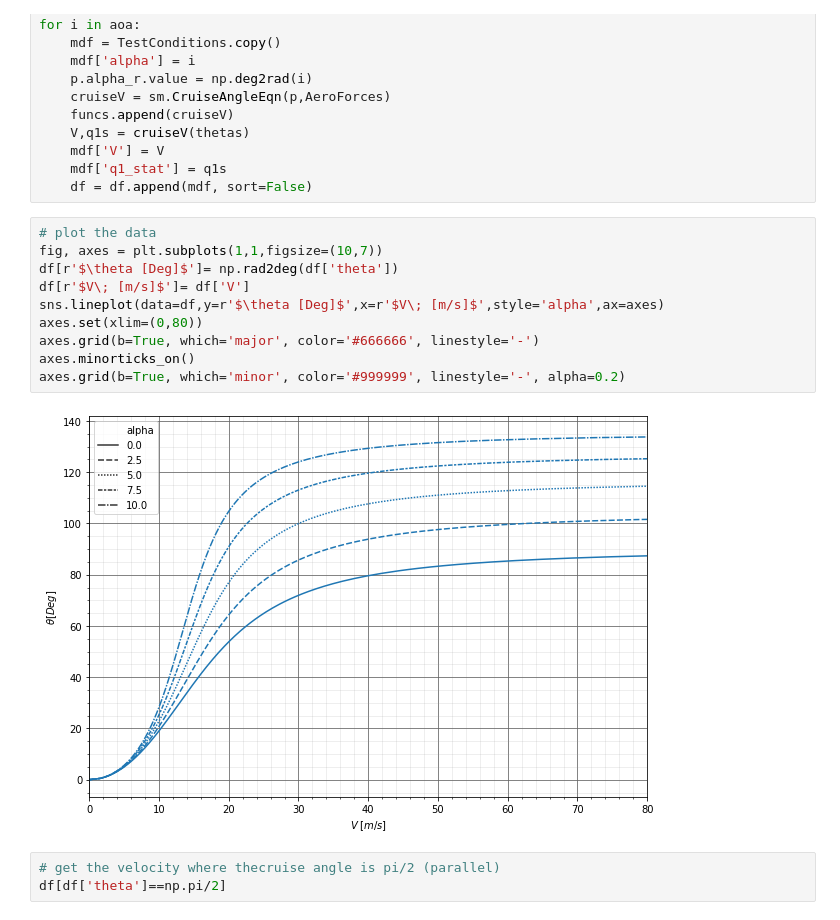
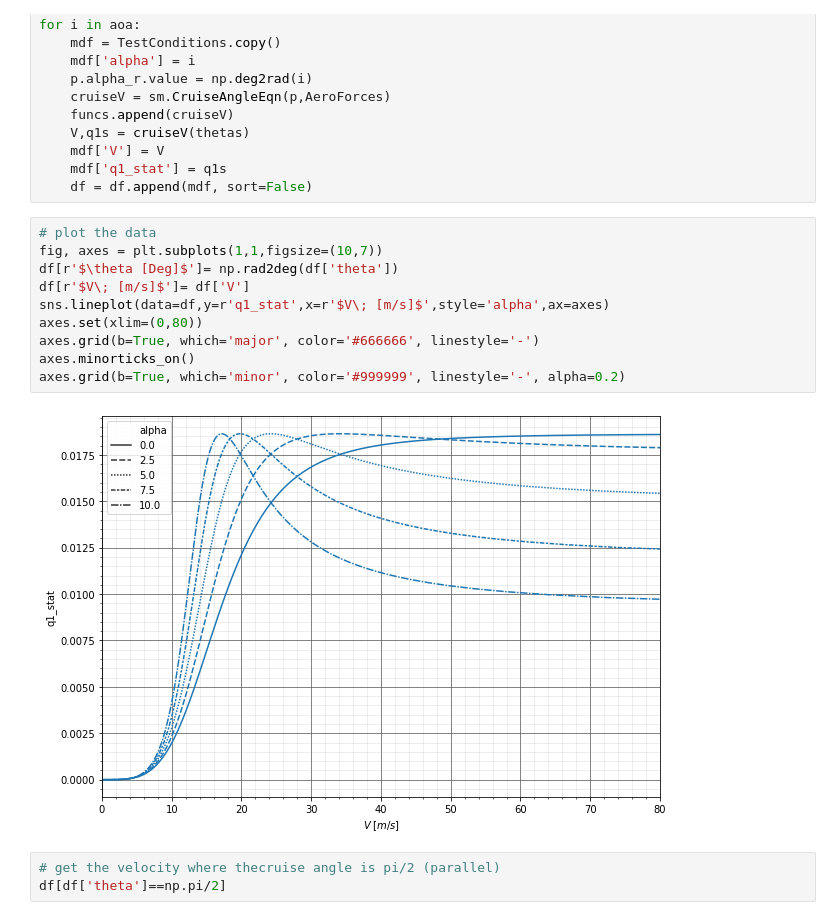
Before and after one commit to fh9g12/FwtModels, a Jupyter notebook: Workbooks/4_NLP-VS_aero_forces/5_lineariseTestCase.ipynb, the cells around one changed output. Cells and saved outputs as stored; diff of their text form.

```diff
--- a/Workbooks/4_NLP-VS_aero_forces/5_lineariseTestCase.ipynb
+++ b/Workbooks/4_NLP-VS_aero_forces/5_lineariseTestCase.ipynb
@@ -99,15 +99,15 @@ for i in aoa:
 # %%
 # plot the data
 fig, axes = plt.subplots(1,1,figsize=(10,7))
 df[r'$\theta [Deg]$']= np.rad2deg(df['theta'])
 df[r'$V\; [m/s]$']= df['V']
-sns.lineplot(data=df,y=r'$\theta [Deg]$',x=r'$V\; [m/s]$',style='alpha',ax=axes)
+sns.lineplot(data=df,y=r'q1_stat',x=r'$V\; [m/s]$',style='alpha',ax=axes)
 axes.set(xlim=(0,80))
 axes.grid(b=True, which='major', color='#666666', linestyle='-')
 axes.minorticks_on()
 axes.grid(b=True, which='minor', color='#999999', linestyle='-', alpha=0.2)
 # %% [output]
-[figure, old version]
+[figure, new version]
 # %%
 # get the velocity where thecruise angle is pi/2 (parallel)
 df[df['theta']==np.pi/2]
```
Also changed, not shown: 2 other files.
